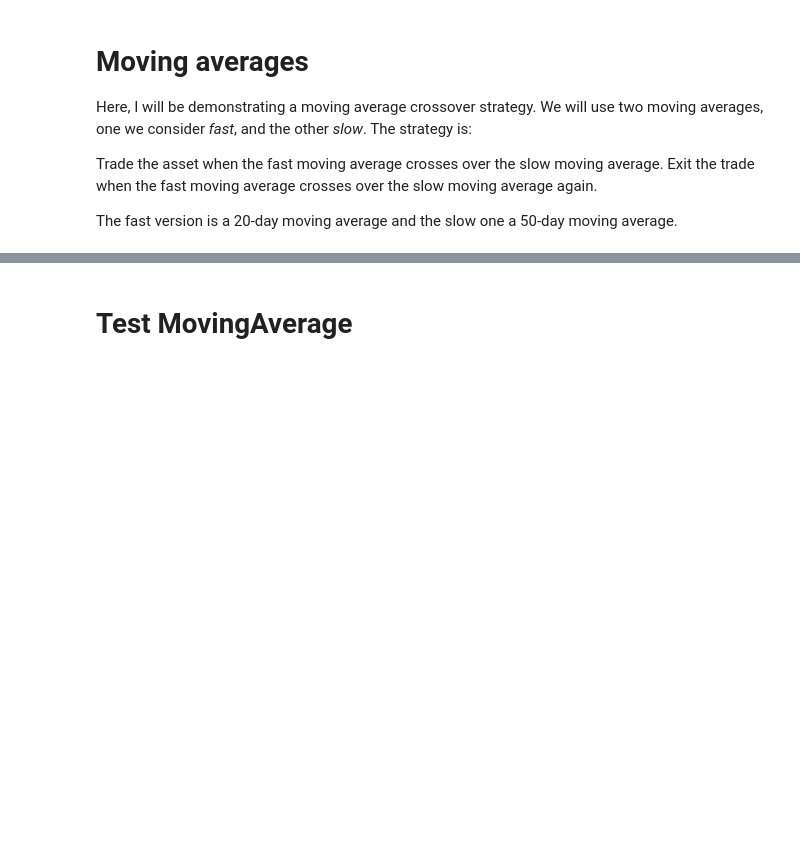
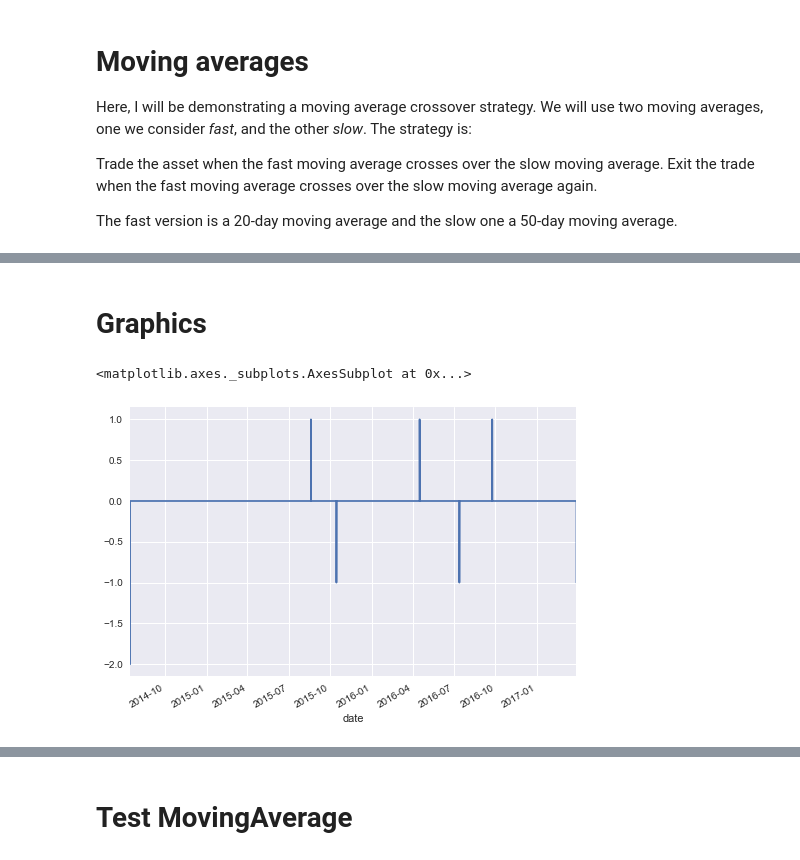
Before and after one commit to tobiasraabe/crypto, a Jupyter notebook: src/exploration/prediction_moving_average.ipynb, the cells around one changed output, grey strips where cells are left out. Cells and saved outputs as stored; diff of their text form; code cells hidden in the pictures; blank space fills up the shorter version.

```diff
--- a/src/exploration/prediction_moving_average.ipynb
+++ b/src/exploration/prediction_moving_average.ipynb
@@ -57,2 +58,16 @@ for fast, slow in [[1, 50], [2, 5], [5, 10], [10, 20], [15, 30], [20, 50], [50,
 -0.223131893919
 ... (4 outputs left out)
+# %% [markdown]
+# Graphics
+# %%
+signals = ma.signals
+regimes = ma.regimes
+chart = ma.y
+plot = chart.to_frame()
+plot['SIGNALS'] = signals
+plot['REGIMES'] = regimes
+# %%
+plot.SIGNALS.plot()
+# %% [output]
+<matplotlib.axes._subplots.AxesSubplot at 0x...>
+[figure, added]
```
Also changed, not shown: parts of 12 cells of this notebook, 16 other files.
